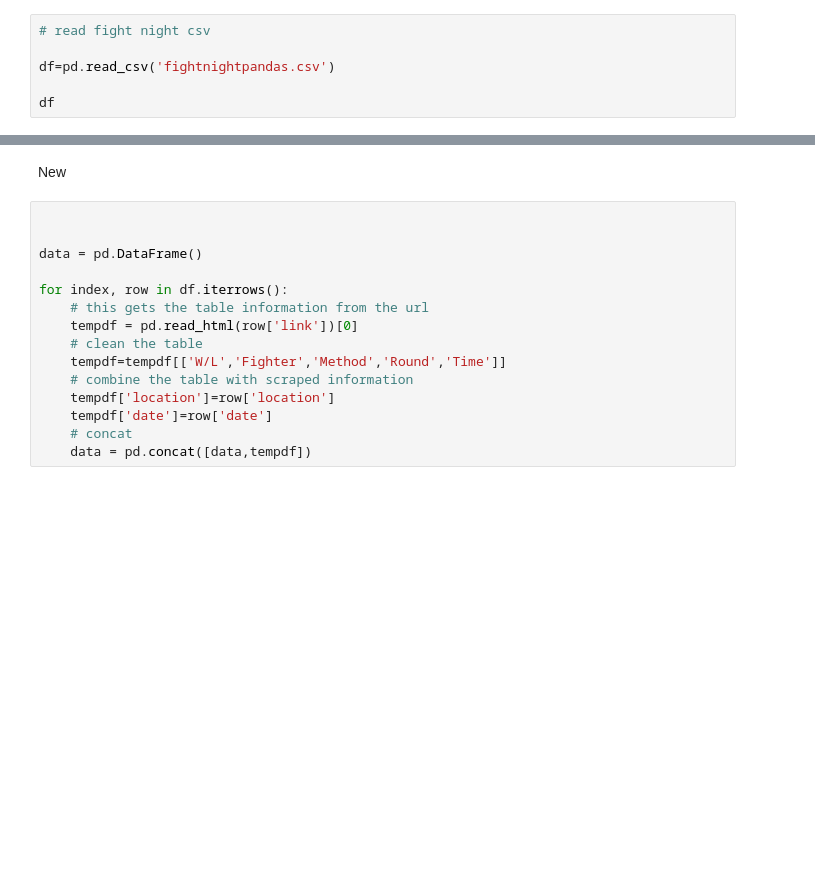
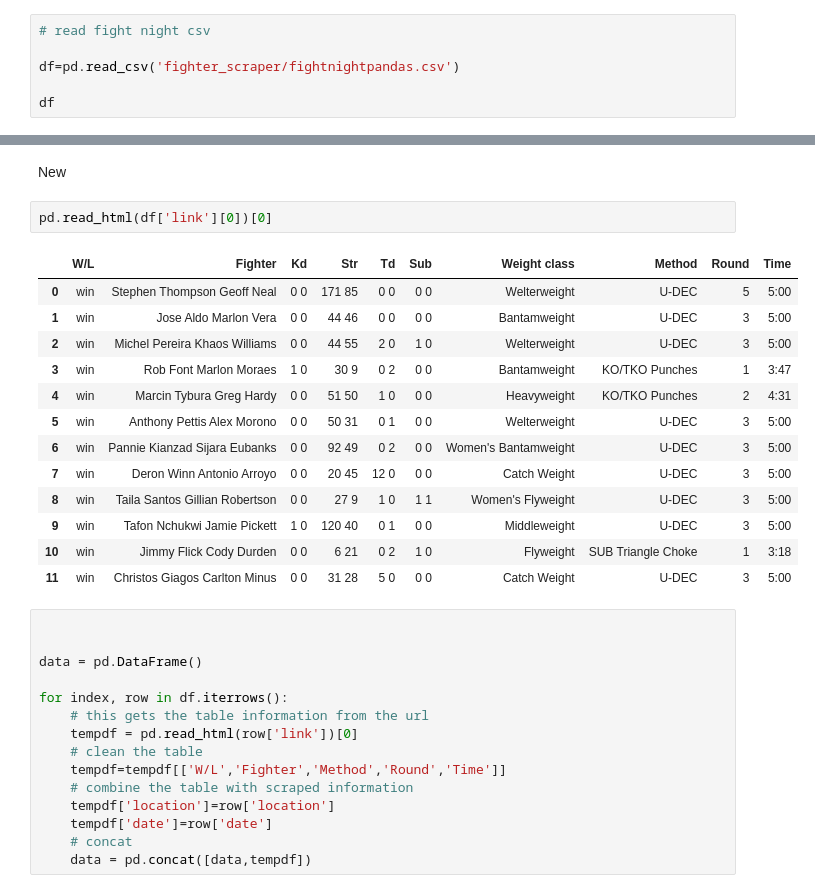
Before and after one commit to LazarAdamovic/UFC-fight-predictor, a Jupyter notebook: fight_preprocessing.ipynb, the cells around one changed output, grey strips where cells are left out. Saved outputs shown, nothing was run; the diff lists cells and outputs as text; blank space fills up the shorter version.

```diff
--- a/fight_preprocessing.ipynb
+++ b/fight_preprocessing.ipynb
@@ -3,7 +3,7 @@ import pandas as pd
 # %%
 # read fight night csv
 
-df=pd.read_csv('fightnightpandas.csv')
+df=pd.read_csv('fighter_scraper/fightnightpandas.csv')
 
 df
 # %% [output]
@@ -22,6 +22,22 @@ df
 614 rows × 3 columns
 # %% [markdown]
 New
+# %%
+pd.read_html(df['link'][0])[0]
+# %% [output]
+|  | W/L | Fighter | Kd | Str | Td | Sub | Weight class | Method | Round | Time |
+| 0 | win | Stephen Thompson Geoff Neal | 0 0 | 171 85 | 0 0 | 0 0 | Welterweight | U-DEC | 5 | 5:00 |
+| 1 | win | Jose Aldo Marlon Vera | 0 0 | 44 46 | 0 0 | 0 0 | Bantamweight | U-DEC | 3 | 5:00 |
+| 2 | win | Michel Pereira Khaos Williams | 0 0 | 44 55 | 2 0 | 1 0 | Welterweight | U-DEC | 3 | 5:00 |
+| 3 | win | Rob Font Marlon Moraes | 1 0 | 30 9 | 0 2 | 0 0 | Bantamweight | KO/TKO Punches | 1 | 3:47 |
+| 4 | win | Marcin Tybura Greg Hardy | 0 0 | 51 50 | 1 0 | 0 0 | Heavyweight | KO/TKO Punches | 2 | 4:31 |
+| 5 | win | Anthony Pettis Alex Morono | 0 0 | 50 31 | 0 1 | 0 0 | Welterweight | U-DEC | 3 | 5:00 |
+| 6 | win | Pannie Kianzad Sijara Eubanks | 0 0 | 92 49 | 0 2 | 0 0 | Women's Bantamweight | U-DEC | 3 | 5:00 |
+| 7 | win | Deron Winn Antonio Arroyo | 0 0 | 20 45 | 12 0 | 0 0 | Catch Weight | U-DEC | 3 | 5:00 |
+| 8 | win | Taila Santos Gillian Robertson | 0 0 | 27 9 | 1 0 | 1 1 | Women's Flyweight | U-DEC | 3 | 5:00 |
+| 9 | win | Tafon Nchukwi Jamie Pickett | 1 0 | 120 40 | 0 1 | 0 0 | Middleweight | U-DEC | 3 | 5:00 |
+| 10 | win | Jimmy Flick Cody Durden | 0 0 | 6 21 | 0 2 | 1 0 | Flyweight | SUB Triangle Choke | 1 | 3:18 |
+| 11 | win | Christos Giagos Carlton Minus | 0 0 | 31 28 | 5 0 | 0 0 | Catch Weight | U-DEC | 3 | 5:00 |
 # %%
 
 
```
Also changed, not shown: parts of 3 cells of this notebook, 2 other files.
